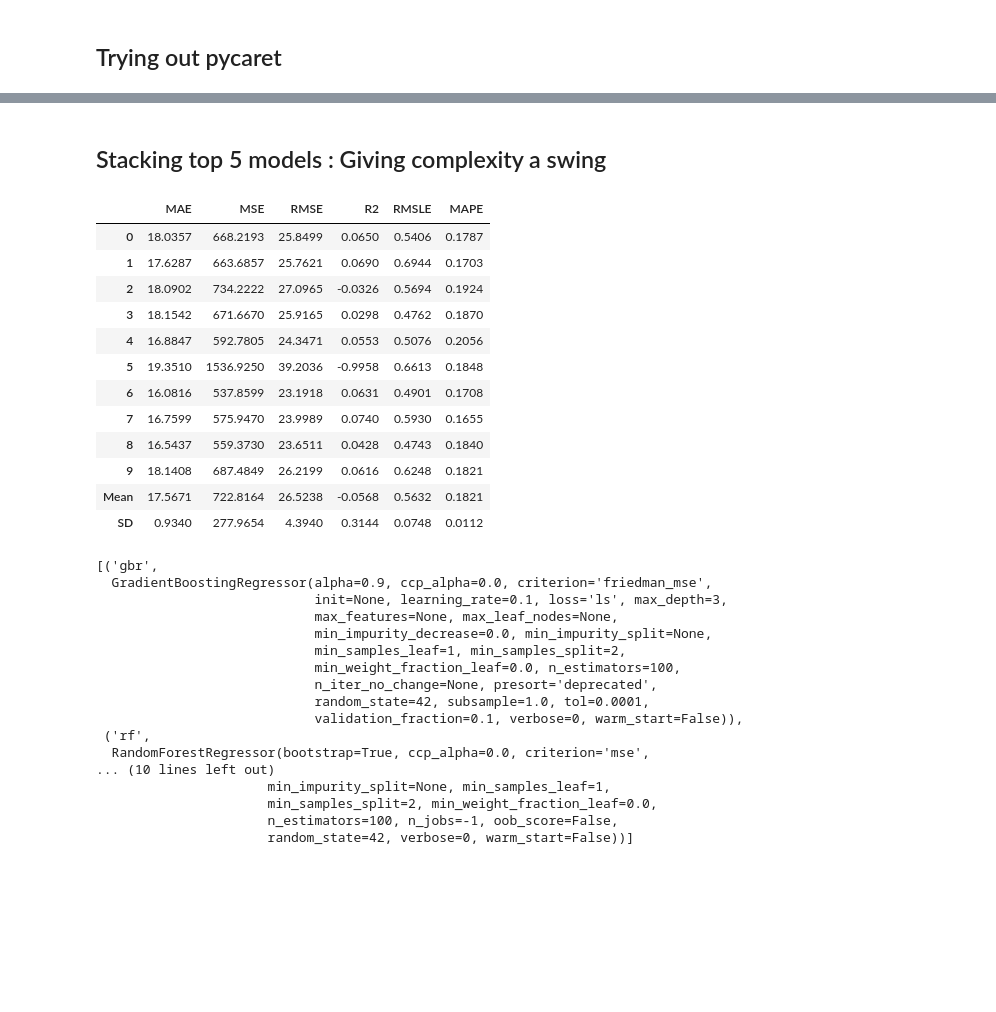
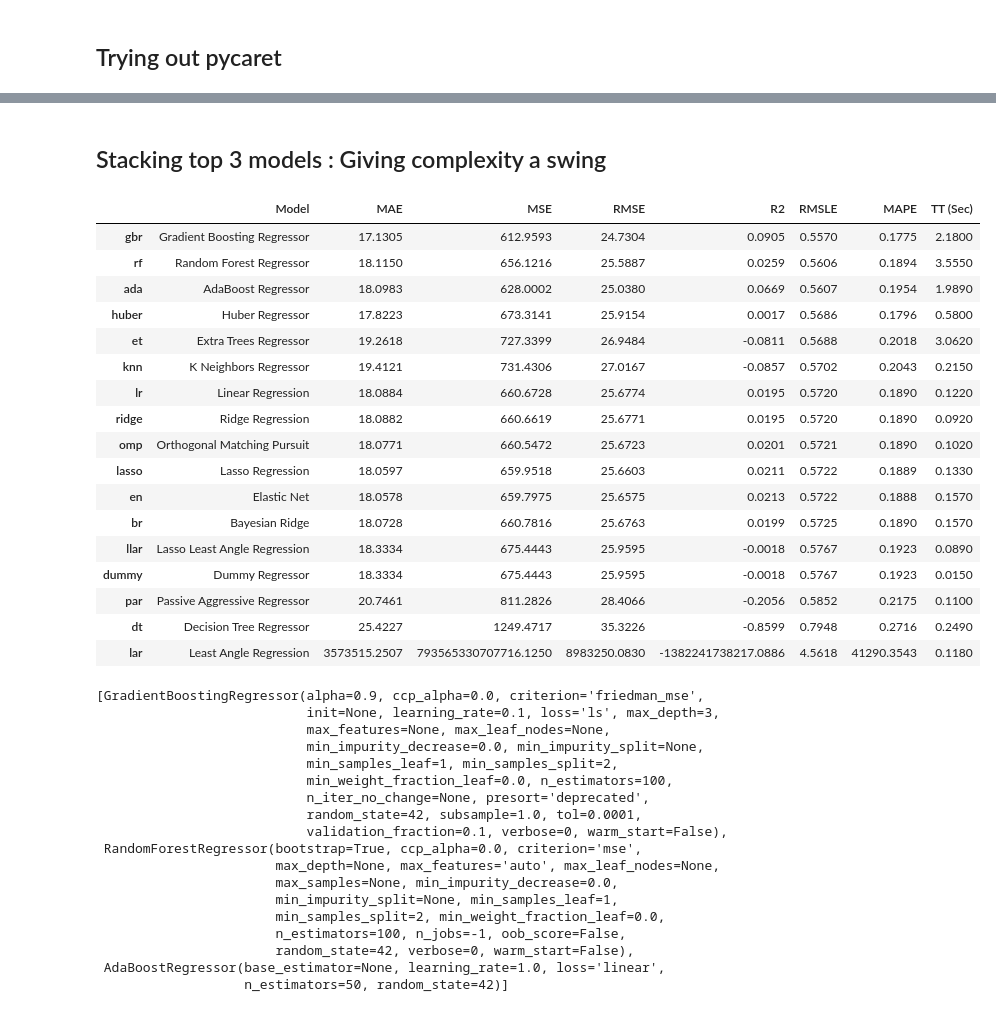
Before and after one commit to karthikchiru12/Predicting-Lap-Time, a Jupyter notebook: Predicting Lap Time.ipynb, the cells around one changed output, grey strips where cells are left out. Saved outputs shown, nothing was run; the diff lists cells and outputs as text; code cells hidden in the pictures; blank space fills up the shorter version.

```diff
--- a/Predicting Lap Time.ipynb
+++ b/Predicting Lap Time.ipynb
@@ -744,7 +855,7 @@ GradientBoostingRegressor(alpha=0.9, ccp_alpha=0.0, criterion='friedman_mse',
 grb_submission = pd.DataFrame({"LAP_TIME" :best_model.predict(final_test)})
 grb_submission.to_csv("grb.csv",index=False)
 # %% [markdown]
-## Stacking top 5 models : Giving complexity a swing
+## Stacking top 3 models : Giving complexity a swing
 # %%
 # top5 = compare_models(n_select = 5 , optimize = 'RMSLE', meta_model = 'gbr')
 # stacker = stack_models(top5)
@@ -755,38 +866,43 @@ ada = create_model(estimator = 'ada')
 huber = create_model(estimator = 'huber')
 # %%
 top3 = compare_models(n_select = 3 , sort= 'RMSLE')
-stacker = stack_models(top3 , optimize = 'RMSLE')
 # %% [output]
-|  | MAE | MSE | RMSE | R2 | RMSLE | MAPE |
-| 0 | 18.0357 | 668.2193 | 25.8499 | 0.0650 | 0.5406 | 0.1787 |
-| 1 | 17.6287 | 663.6857 | 25.7621 | 0.0690 | 0.6944 | 0.1703 |
-| 2 | 18.0902 | 734.2222 | 27.0965 | -0.0326 | 0.5694 | 0.1924 |
-| 3 | 18.1542 | 671.6670 | 25.9165 | 0.0298 | 0.4762 | 0.1870 |
-| 4 | 16.8847 | 592.7805 | 24.3471 | 0.0553 | 0.5076 | 0.2056 |
-| 5 | 19.3510 | 1536.9250 | 39.2036 | -0.9958 | 0.6613 | 0.1848 |
-| 6 | 16.0816 | 537.8599 | 23.1918 | 0.0631 | 0.4901 | 0.1708 |
-| 7 | 16.7599 | 575.9470 | 23.9989 | 0.0740 | 0.5930 | 0.1655 |
-| 8 | 16.5437 | 559.3730 | 23.6511 | 0.0428 | 0.4743 | 0.1840 |
-| 9 | 18.1408 | 687.4849 | 26.2199 | 0.0616 | 0.6248 | 0.1821 |
-| Mean | 17.5671 | 722.8164 | 26.5238 | -0.0568 | 0.5632 | 0.1821 |
-| SD | 0.9340 | 277.9654 | 4.3940 | 0.3144 | 0.0748 | 0.0112 |
+|  | Model | MAE | MSE | RMSE | R2 | RMSLE | MAPE | TT (Sec) |
+| gbr | Gradient Boosting Regressor | 17.1305 | 612.9593 | 24.7304 | 0.0905 | 0.5570 | 0.1775 | 2.1800 |
+| rf | Random Forest Regressor | 18.1150 | 656.1216 | 25.5887 | 0.0259 | 0.5606 | 0.1894 | 3.5550 |
+| ada | AdaBoost Regressor | 18.0983 | 628.0002 | 25.0380 | 0.0669 | 0.5607 | 0.1954 | 1.9890 |
+| huber | Huber Regressor | 17.8223 | 673.3141 | 25.9154 | 0.0017 | 0.5686 | 0.1796 | 0.5800 |
+| et | Extra Trees Regressor | 19.2618 | 727.3399 | 26.9484 | -0.0811 | 0.5688 | 0.2018 | 3.0620 |
+| knn | K Neighbors Regressor | 19.4121 | 731.4306 | 27.0167 | -0.0857 | 0.5702 | 0.2043 | 0.2150 |
+| lr | Linear Regression | 18.0884 | 660.6728 | 25.6774 | 0.0195 | 0.5720 | 0.1890 | 0.1220 |
+| ridge | Ridge Regression | 18.0882 | 660.6619 | 25.6771 | 0.0195 | 0.5720 | 0.1890 | 0.0920 |
+| omp | Orthogonal Matching Pursuit | 18.0771 | 660.5472 | 25.6723 | 0.0201 | 0.5721 | 0.1890 | 0.1020 |
+| lasso | Lasso Regression | 18.0597 | 659.9518 | 25.6603 | 0.0211 | 0.5722 | 0.1889 | 0.1330 |
+| en | Elastic Net | 18.0578 | 659.7975 | 25.6575 | 0.0213 | 0.5722 | 0.1888 | 0.1570 |
+| br | Bayesian Ridge | 18.0728 | 660.7816 | 25.6763 | 0.0199 | 0.5725 | 0.1890 | 0.1570 |
+| llar | Lasso Least Angle Regression | 18.3334 | 675.4443 | 25.9595 | -0.0018 | 0.5767 | 0.1923 | 0.0890 |
+| dummy | Dummy Regressor | 18.3334 | 675.4443 | 25.9595 | -0.0018 | 0.5767 | 0.1923 | 0.0150 |
+| par | Passive Aggressive Regressor | 20.7461 | 811.2826 | 28.4066 | -0.2056 | 0.5852 | 0.2175 | 0.1100 |
+| dt | Decision Tree Regressor | 25.4227 | 1249.4717 | 35.3226 | -0.8599 | 0.7948 | 0.2716 | 0.2490 |
+| lar | Least Angle Regression | 3573515.2507 | 793565330707716.1250 | 8983250.0830 | -1382241738217.0886 | 4.5618 | 41290.3543 | 0.1180 |
-# %%
-stacker.estimators
-# %% [output]
-[('gbr',
-  GradientBoostingRegressor(alpha=0.9, ccp_alpha=0.0, criterion='friedman_mse',
-                            init=None, learning_rate=0.1, loss='ls', max_depth=3,
-                            max_features=None, max_leaf_nodes=None,
-                            min_impurity_decrease=0.0, min_impurity_split=None,
-                            min_samples_leaf=1, min_samples_split=2,
-                            min_weight_fraction_leaf=0.0, n_estimators=100,
-                            n_iter_no_change=None, presort='deprecated',
-                            random_state=42, subsample=1.0, tol=0.0001,
-                            validation_fraction=0.1, verbose=0, warm_start=False)),
- ('rf',
-  RandomForestRegressor(bootstrap=True, ccp_alpha=0.0, criterion='mse',
-... (10 lines left out)
-                      min_impurity_split=None, min_samples_leaf=1,
-                      min_samples_split=2, min_weight_fraction_leaf=0.0,
-                      n_estimators=100, n_jobs=-1, oob_score=False,
-                      random_state=42, verbose=0, warm_start=False))]
+# %%
+top3
+# %% [output]
+[GradientBoostingRegressor(alpha=0.9, ccp_alpha=0.0, criterion='friedman_mse',
+                           init=None, learning_rate=0.1, loss='ls', max_depth=3,
+                           max_features=None, max_leaf_nodes=None,
+                           min_impurity_decrease=0.0, min_impurity_split=None,
+                           min_samples_leaf=1, min_samples_split=2,
+                           min_weight_fraction_leaf=0.0, n_estimators=100,
+                           n_iter_no_change=None, presort='deprecated',
+                           random_state=42, subsample=1.0, tol=0.0001,
+                           validation_fraction=0.1, verbose=0, warm_start=False),
+ RandomForestRegressor(bootstrap=True, ccp_alpha=0.0, criterion='mse',
+                       max_depth=None, max_features='auto', max_leaf_nodes=None,
+                       max_samples=None, min_impurity_decrease=0.0,
+                       min_impurity_split=None, min_samples_leaf=1,
+                       min_samples_split=2, min_weight_fraction_leaf=0.0,
+                       n_estimators=100, n_jobs=-1, oob_score=False,
+                       random_state=42, verbose=0, warm_start=False),
+ AdaBoostRegressor(base_estimator=None, learning_rate=1.0, loss='linear',
+                   n_estimators=50, random_state=42)]
```
Also changed, not shown: parts of 57 cells of this notebook, 21 other files.
